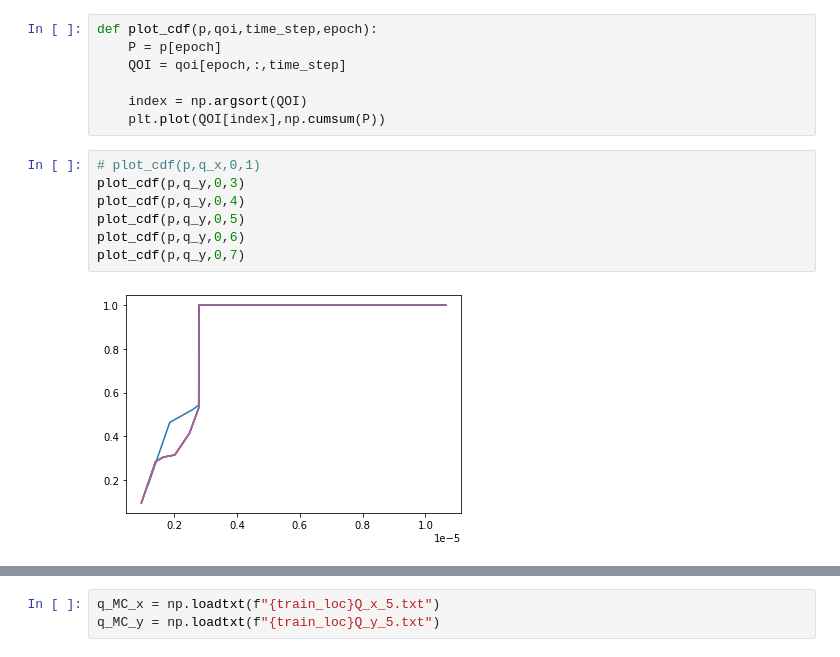
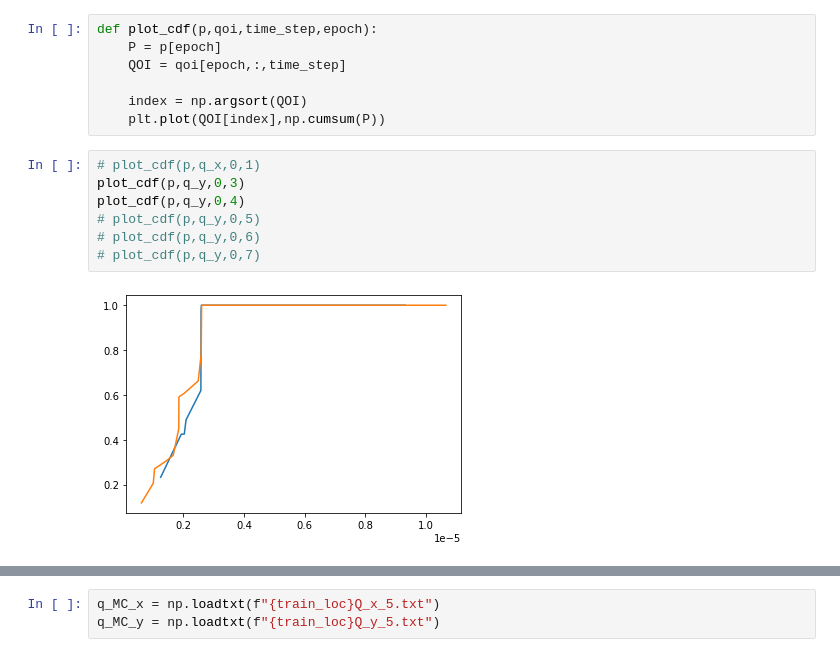
Before and after one commit to dbelivanis/Information-Theory-2, a Jupyter notebook: Optimization/check.ipynb, the cells around one changed output, grey strips where cells are left out. Saved outputs shown, nothing was run; the diff lists cells and outputs as text.

```diff
--- a/Optimization/check.ipynb
+++ b/Optimization/check.ipynb
@@ -51,12 +51,12 @@ def plot_cdf(p,qoi,time_step,epoch):
 # %%
 # plot_cdf(p,q_x,0,1)
 plot_cdf(p,q_y,0,3)
 plot_cdf(p,q_y,0,4)
-plot_cdf(p,q_y,0,5)
-plot_cdf(p,q_y,0,6)
-plot_cdf(p,q_y,0,7)
+# plot_cdf(p,q_y,0,5)
+# plot_cdf(p,q_y,0,6)
+# plot_cdf(p,q_y,0,7)
 # %% [output]
-[figure, old version]
+[figure, new version]
 # %%
 plot_cdf(p,q_x,99,1)
 plot_cdf(p,q_x,99,2)
```
Also changed, not shown: parts of 9 cells of this notebook, 1 other file.
